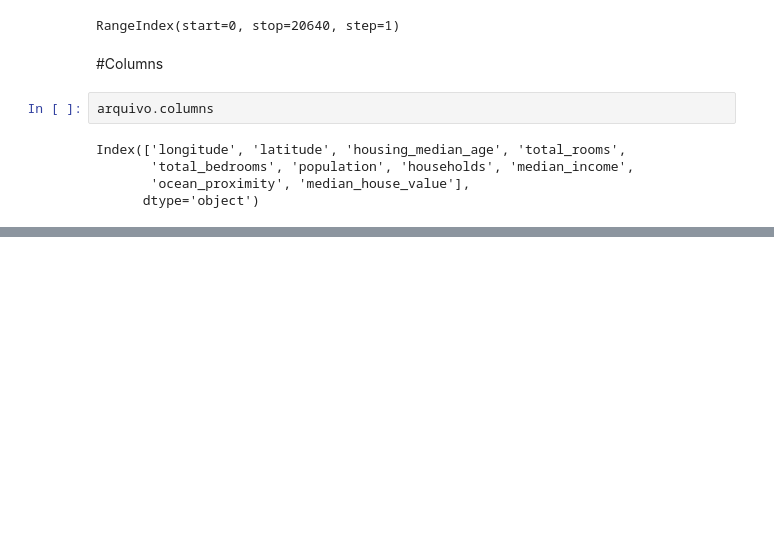
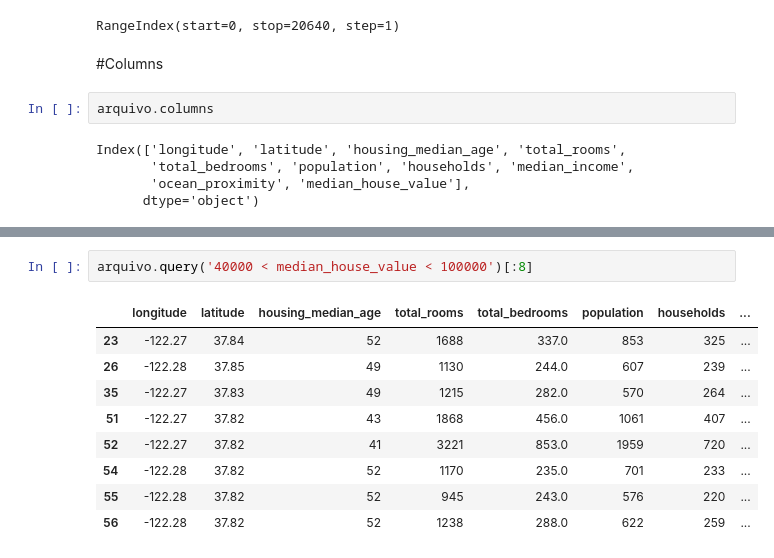
Before and after one commit to KARINAgoncalvesSOARES/Pandas, a Jupyter notebook: 20_funções_do_pandas_ipynbUntitled0.ipynb, the cells around one changed output, grey strips where cells are left out. Saved outputs shown, nothing was run; the diff lists cells and outputs as text; blank space fills up the shorter version.

```diff
--- a/20_funções_do_pandas_ipynbUntitled0.ipynb
+++ b/20_funções_do_pandas_ipynbUntitled0.ipynb
@@ -349,0 +416,12 @@ arquivo.sort_index(axis=1, ascending= True)
+# %%
+arquivo.query('40000 < median_house_value < 100000')[:8]
+# %% [output]
+|  | longitude | latitude | housing_median_age | total_rooms | total_bedrooms | population | households | ... |
+| 23 | -122.27 | 37.84 | 52 | 1688 | 337.0 | 853 | 325 | ... |
+| 26 | -122.28 | 37.85 | 49 | 1130 | 244.0 | 607 | 239 | ... |
+| 35 | -122.27 | 37.83 | 49 | 1215 | 282.0 | 570 | 264 | ... |
+| 51 | -122.27 | 37.82 | 43 | 1868 | 456.0 | 1061 | 407 | ... |
+| 52 | -122.27 | 37.82 | 41 | 3221 | 853.0 | 1959 | 720 | ... |
+| 54 | -122.28 | 37.82 | 52 | 1170 | 235.0 | 701 | 233 | ... |
+| 55 | -122.28 | 37.82 | 52 | 945 | 243.0 | 576 | 220 | ... |
+| 56 | -122.28 | 37.82 | 52 | 1238 | 288.0 | 622 | 259 | ... |
```
Also changed, not shown: parts of 28 cells of this notebook.
